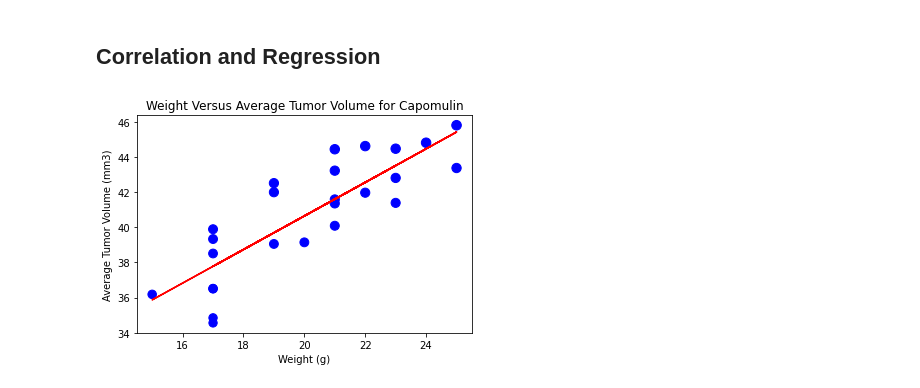
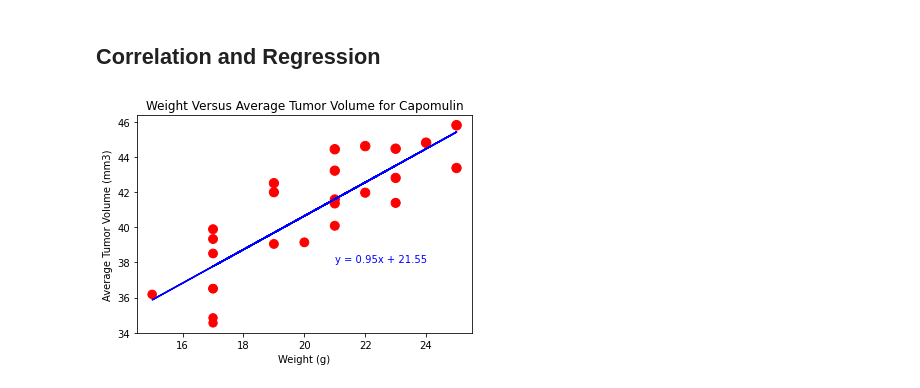
Before and after one commit to Kevin-McConchie/matplotlib-plots, a Jupyter notebook: pymaceuticals_Inc..ipynb, the cells around one changed output. Saved outputs shown, nothing was run; the diff lists cells and outputs as text; code cells hidden in the pictures.

```diff
--- a/pymaceuticals_Inc..ipynb
+++ b/pymaceuticals_Inc..ipynb
@@ -311,7 +319,7 @@ plt.show()
 # Generate a scatter plot of mouse weight versus average tumor volume for the Capomulin regimen
 
 # gather Capomulin data for scatter plot
-capo_info= mouse_study_df.loc[(mouse_study_df["Drug Regimen"]=="Capomulin")]
+capo_info= clean_df.loc[clean_df["Drug Regimen"]=="Capomulin")]
 # find mean tumor volume by Mouse ID
 scatter_df=capo_info.groupby(["Mouse ID"]).mean()
 
@@ -337,29 +345,29 @@ plt.show()
 # %%
 # Calculate the correlation coefficient and linear regression model
 # for mouse weight and average tumor volume for the Capomulin regimen
 (slope, intercept, rvalue, pvalue, stderr) = linregress(weight, ave_t_vol)
 regress_values = weight * slope + intercept
 
 line_eq = "y = " + str(round(slope,2)) + "x + " + str(round(intercept,2))
 
 # set x and y axis
 weight=scatter_df["Weight (g)"]
 ave_t_vol=scatter_df["Tumor Volume (mm3)"]
 
 # create scatter chart
-plt.scatter(weight,ave_t_vol, marker="o",s=ave_t_vol*2, color = "blue")
+plt.scatter(weight,ave_t_vol, marker="o",s=ave_t_vol*2, color = "red")
 
-# plot correlation line
-plt.plot(weight,regress_values,"r-")
-plt.annotate(line_eq,(6,10),fontsize=15,color="red")
+# plot correlation line & show line equation
+plt.plot(weight,regress_values,"r-", color= "blue")
+plt.annotate(line_eq,(21,38),fontsize=10,color="blue")
 
 #  Set a Title and labels
 plt.xlabel("Weight (g)")
 plt.ylabel("Average Tumor Volume (mm3)")
 plt.title("Weight Versus Average Tumor Volume for Capomulin")
 
 # Save graph
 plt.savefig("Images/Capomulin_scatter_plot.png")
 plt.show()
 # %% [output]
-[figure, old version]
+[figure, new version]
```
Also changed, not shown: parts of 2 cells of this notebook, 1 other file.
